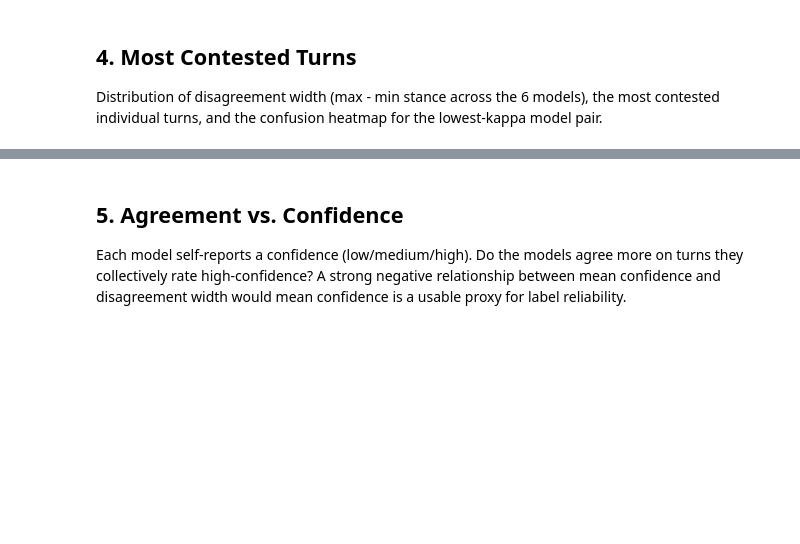
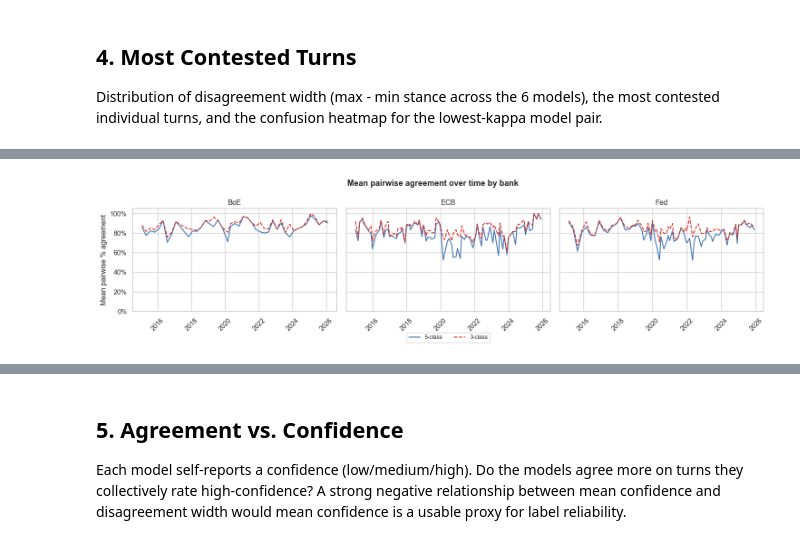
Before and after one commit to ericGutierrezM/central-bank-spillovers, a Jupyter notebook: notebooks/6.1_llm_agreement.ipynb, the cells around one changed output, grey strips where cells are left out. Cells and saved outputs as stored; diff of their text form; code cells hidden in the pictures; blank space fills up the shorter version.

Commit message:
temporal charts

```diff
--- a/notebooks/6.1_llm_agreement.ipynb
+++ b/notebooks/6.1_llm_agreement.ipynb
@@ -852,0 +810,55 @@ plt.show()
+# %%
+import matplotlib.ticker as mticker
+
+# 3-class collapse map (hawk/neutral/dove)
+COLLAPSE3 = {
+    "hawkish": "hawk", "mostly hawkish": "hawk",
+    "neutral": "neutral",
+    "dovish": "dove", "mostly dovish": "dove",
+}
+
+all_pairs = list(combinations(MODELS, 2))
+
+# 5-class exact agreement
+wide["mean_pairwise_agree"] = pd.concat(
+    [(wide[a] == wide[b]).astype(float) for a, b in all_pairs], axis=1
+).mean(axis=1)
+
+# 3-class exact agreement
+for m in MODELS:
+    wide[f"{m}_3"] = wide[m].map(COLLAPSE3)
+
+wide["mean_pairwise_agree3"] = pd.concat(
+    [(wide[f"{a}_3"] == wide[f"{b}_3"]).astype(float) for a, b in all_pairs], axis=1
+).mean(axis=1)
+
+ts_agree = (
+    wide.groupby(["bank", "date_dt"])
+    .agg(
+        agree5=("mean_pairwise_agree", "mean"),
+        agree3=("mean_pairwise_agree3", "mean"),
+    )
+    .reset_index()
+)
+
+fig, axes = plt.subplots(1, 3, figsize=(15, 4), sharey=True)
+for ax, bank in zip(axes, BANKS):
+    sub = ts_agree[ts_agree["bank"] == bank].sort_values("date_dt")
+    ax.plot(sub["date_dt"], sub["agree5"], linewidth=1.5, label="5-class", color="#4575b4")
+    ax.plot(sub["date_dt"], sub["agree3"], linewidth=1.5, label="3-class", color="#d73027", linestyle="--")
+    ax.set_title(bank)
+    ax.set_xlabel("")
+    ax.set_ylim(0, 1.05)
+    ax.yaxis.set_major_locator(mticker.MultipleLocator(0.2))
+    ax.yaxis.set_major_formatter(mticker.PercentFormatter(1.0))
+    ax.xaxis.set_major_locator(mdates.YearLocator(2))
+    ax.xaxis.set_major_formatter(mdates.DateFormatter("%Y"))
+    plt.setp(ax.xaxis.get_majorticklabels(), rotation=45)
+
+axes[0].set_ylabel("Mean pairwise % agreement")
+axes[1].legend(loc="upper center", bbox_to_anchor=(0.5, -0.18), ncol=2, fontsize=9)
+fig.suptitle("Mean pairwise agreement over time by bank", fontsize=13, fontweight="bold")
+plt.tight_layout()
+plt.show()
+# %% [output]
+[figure, added]
```
Also changed, not shown: parts of 16 cells of this notebook.
